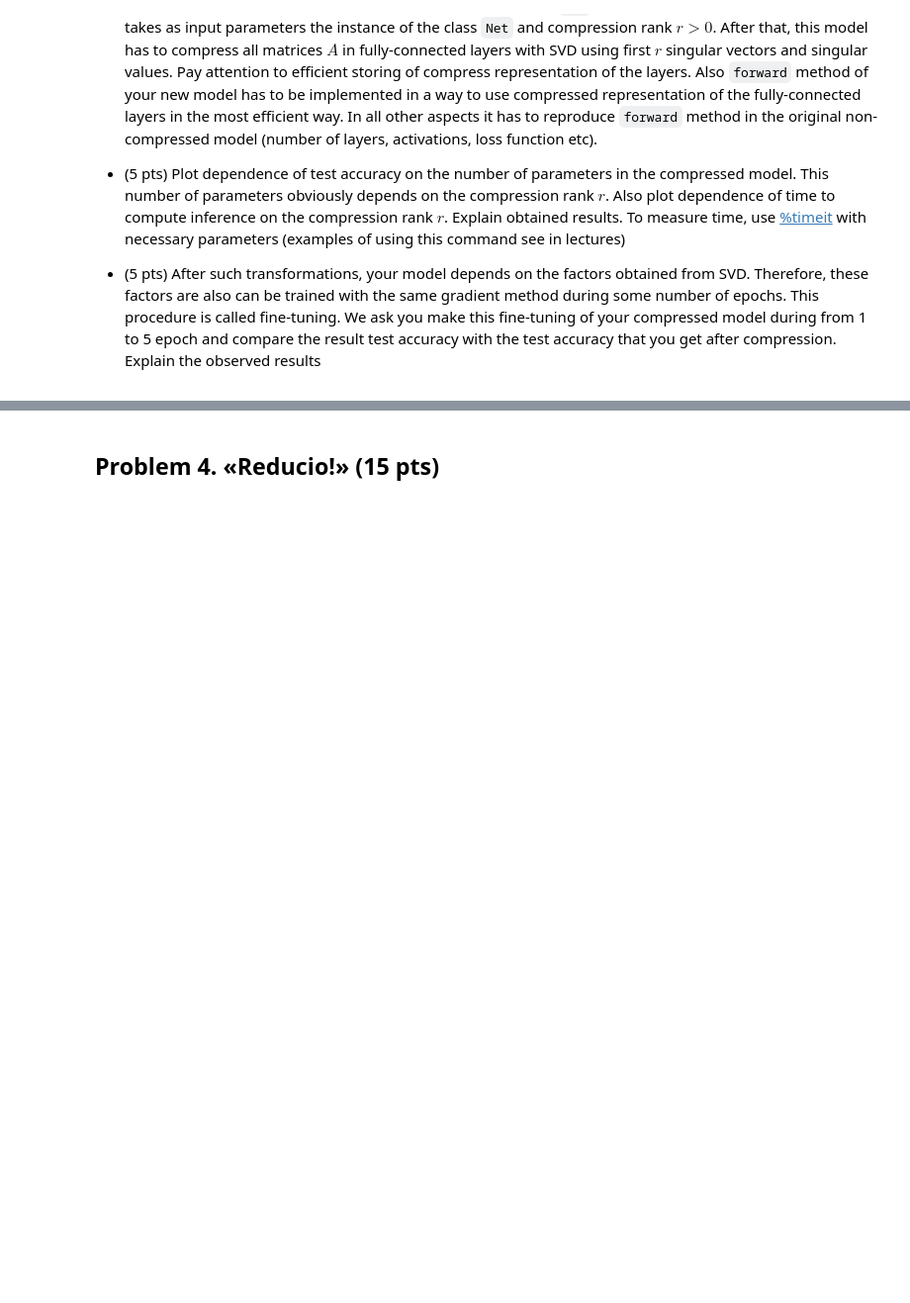
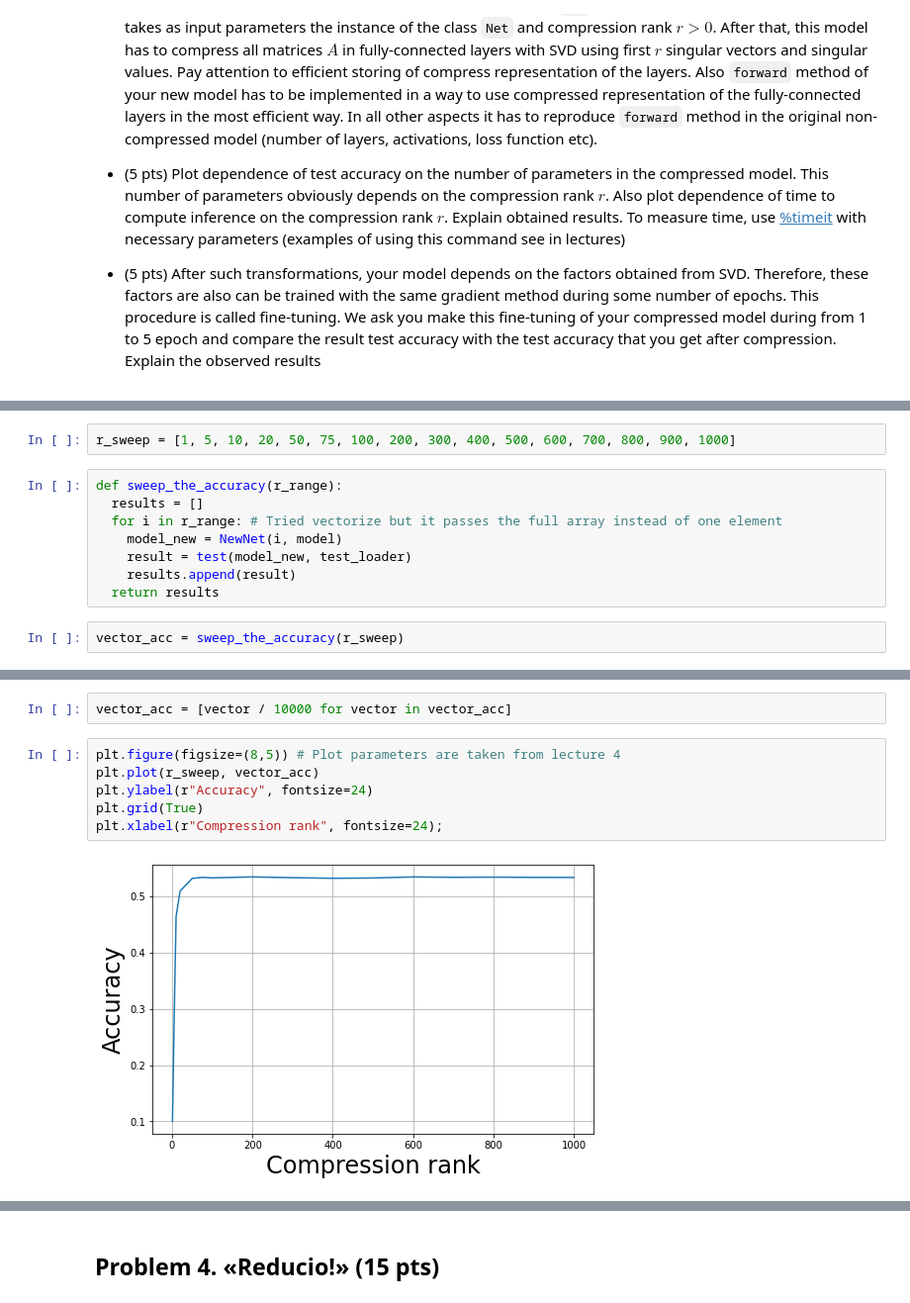
Before and after one commit to kolchindru/NLA, a Jupyter notebook: Homework_1.ipynb, the cells around one changed output, grey strips where cells are left out. Shown at 99% size. Drawn from its saved outputs; the diff is of its cells as text; blank space fills up the shorter version.

```diff
--- a/Homework_1.ipynb
+++ b/Homework_1.ipynb
@@ -375,0 +669,12 @@ To measure time, use [%timeit](https://docs.python.org/3.6/library/timeit.html)
+# %%
+r_sweep = [1, 5, 10, 20, 50, 75, 100, 200, 300, 400, 500, 600, 700, 800, 900, 1000]
+# %%
+def sweep_the_accuracy(r_range):
+  results = []
+  for i in r_range: # Tried vectorize but it passes the full array instead of one element
+    model_new = NewNet(i, model)
+    result = test(model_new, test_loader)
+    results.append(result)
+  return results
+# %%
+vector_acc = sweep_the_accuracy(r_sweep)
@@ -375,0 +699,10 @@ To measure time, use [%timeit](https://docs.python.org/3.6/library/timeit.html)
+# %%
+vector_acc = [vector / 10000 for vector in vector_acc]
+# %%
+plt.figure(figsize=(8,5)) # Plot parameters are taken from lecture 4
+plt.plot(r_sweep, vector_acc)
+plt.ylabel(r"Accuracy", fontsize=24)
+plt.grid(True)
+plt.xlabel(r"Compression rank", fontsize=24);
+# %% [output]
+[figure, added]
```
Also changed, not shown: parts of 71 cells of this notebook.
